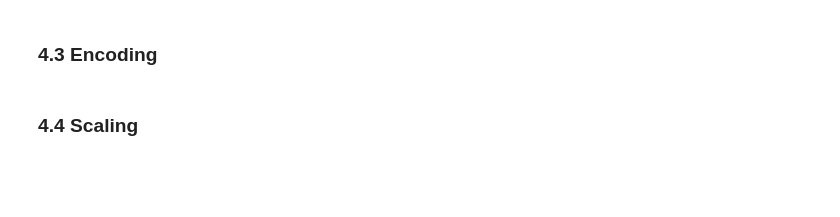
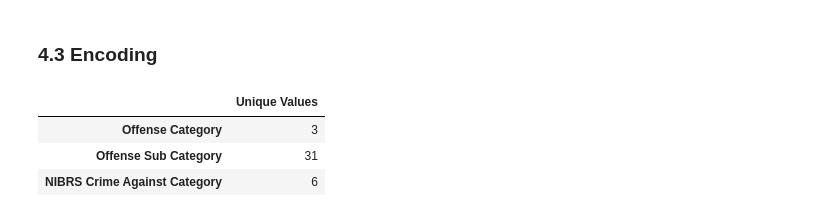
Before and after one commit to iluvcoding123/seattle-crime-clustering, a Jupyter notebook: crime_analysis.ipynb, the cells around one changed output. Cells and saved outputs as stored; diff of their text form; code cells hidden in the pictures; blank space fills up the shorter version.

```diff
--- a/crime_analysis.ipynb
+++ b/crime_analysis.ipynb
@@ -364,3 +441,12 @@ Name: count, dtype: int64
 ## 4. Feature Engineering
 # %% [markdown]
 ### 4.1 Temporal Features
+# %%
+# Extract temporal features from 'Offense Date'
+df["Year"] = df["Offense Date"].dt.year
+df["Month"] = df["Offense Date"].dt.month
+df["DayOfWeek"] = df["Offense Date"].dt.dayofweek
+df["Hour"] = df["Offense Date"].dt.hour
+
+# Create a binary feature indicating whether the offense occurred on a weekend (Saturday=5, Sunday=6)
+df["Is_Weekend"] = df["DayOfWeek"].isin([5, 6]).astype(int)
@@ -369,4 +471,19 @@ Name: count, dtype: int64
 # %% [markdown]
 ### 4.3 Encoding
-# %% [markdown]
-### 4.4 Scaling
+# %%
+crime_cat_cols = [
+    "Offense Category",
+    "Offense Sub Category",
+    "NIBRS Crime Against Category"
+]
+
+cardinality_summary = pd.DataFrame({
+    "Unique Values": [df[col].nunique() for col in crime_cat_cols]
+}, index=crime_cat_cols)
+
+cardinality_summary
+# %% [output]
+|  | Unique Values |
+| Offense Category | 3 |
+| Offense Sub Category | 31 |
+| NIBRS Crime Against Category | 6 |
```
Also changed, not shown: parts of 17 cells of this notebook.
